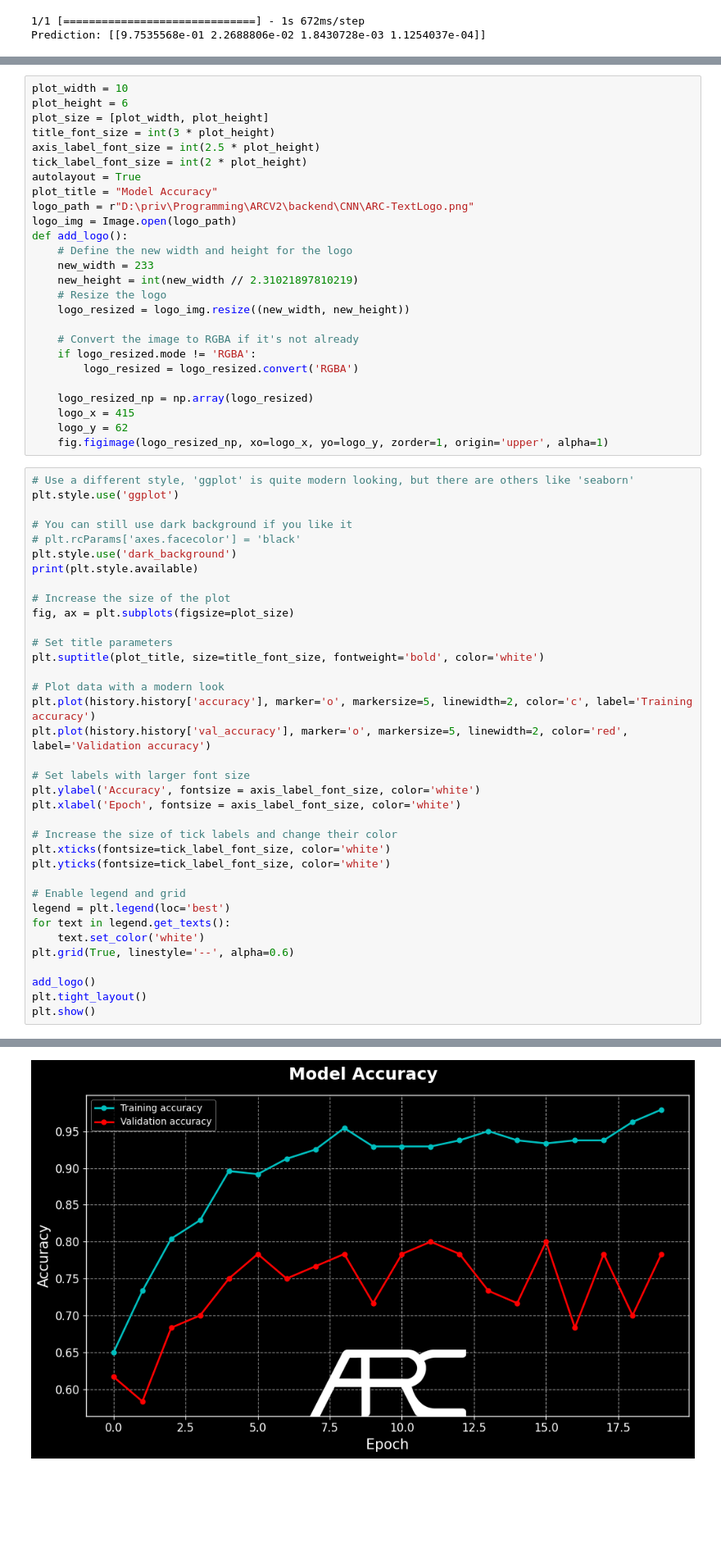
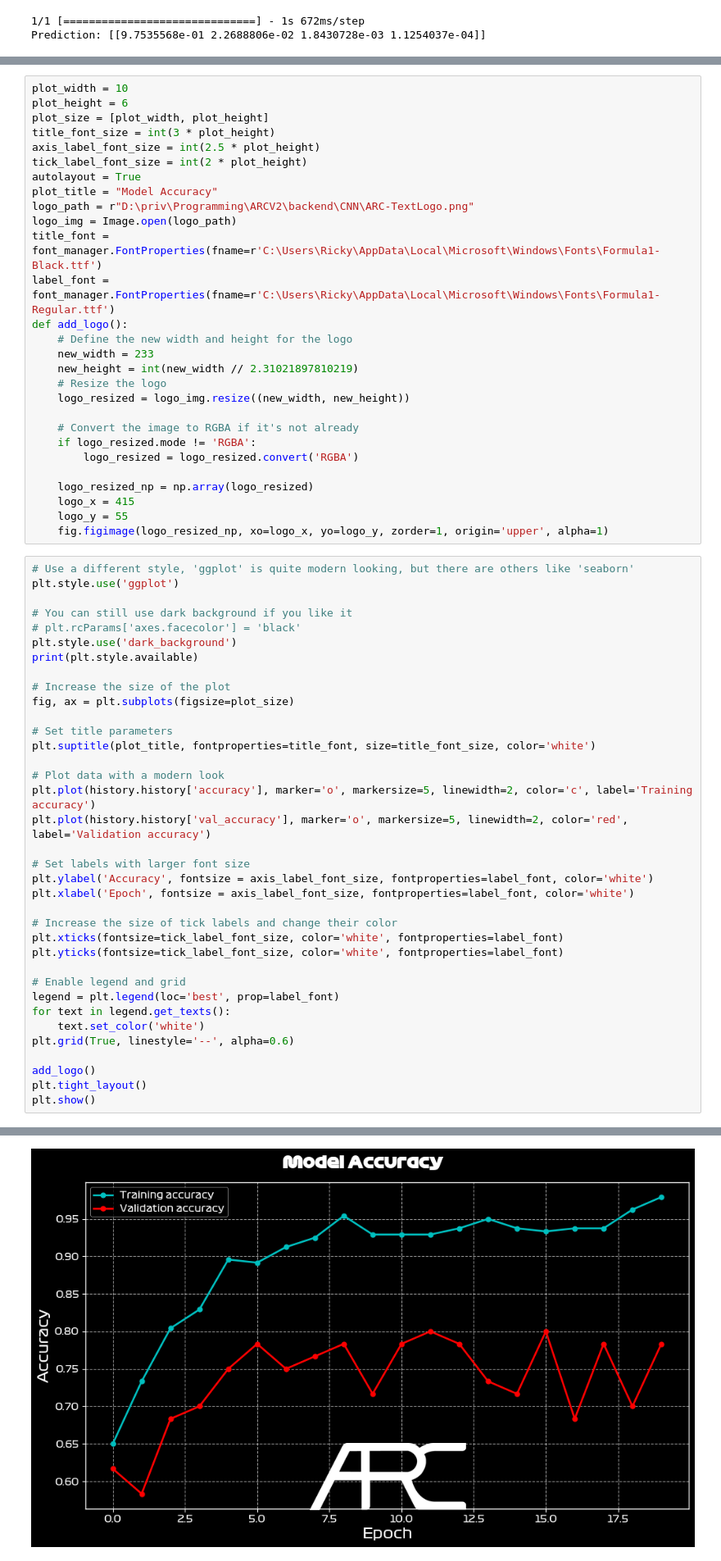
Before and after one commit to ARC-Solutions/ARC-Velocity, a Jupyter notebook: backend/CNN/ModelAccuracyValues.ipynb, the cells around one changed output, grey strips where cells are left out. Shown: that part at 82% size. Saved outputs shown, nothing was run; the diff lists cells and outputs as text; blank space fills up the shorter version.

Commit message:
StyledAccuracyValues&ValidationLoss

```diff
--- a/backend/CNN/ModelAccuracyValues.ipynb
+++ b/backend/CNN/ModelAccuracyValues.ipynb
@@ -75,6 +76,8 @@ autolayout = True
 plot_title = "Model Accuracy"
 logo_path = r"D:\priv\Programming\ARCV2\backend\CNN\ARC-TextLogo.png"
 logo_img = Image.open(logo_path)
+title_font = font_manager.FontProperties(fname=r'C:\Users\Ricky\AppData\Local\Microsoft\Windows\Fonts\Formula1-Black.ttf')
+label_font = font_manager.FontProperties(fname=r'C:\Users\Ricky\AppData\Local\Microsoft\Windows\Fonts\Formula1-Regular.ttf')
 def add_logo():
     # Define the new width and height for the logo
     new_width = 233
@@ -88,44 +91,44 @@ def add_logo():
 
     logo_resized_np = np.array(logo_resized)
     logo_x = 415
-    logo_y = 62
+    logo_y = 55
     fig.figimage(logo_resized_np, xo=logo_x, yo=logo_y, zorder=1, origin='upper', alpha=1)
 # %%
 # Use a different style, 'ggplot' is quite modern looking, but there are others like 'seaborn'
 plt.style.use('ggplot')
 
 # You can still use dark background if you like it
 # plt.rcParams['axes.facecolor'] = 'black'
 plt.style.use('dark_background')
 print(plt.style.available)
 
 # Increase the size of the plot
 fig, ax = plt.subplots(figsize=plot_size)
 
 # Set title parameters
-plt.suptitle(plot_title, size=title_font_size, fontweight='bold', color='white')
+plt.suptitle(plot_title, fontproperties=title_font, size=title_font_size, color='white')
 
 # Plot data with a modern look
 plt.plot(history.history['accuracy'], marker='o', markersize=5, linewidth=2, color='c', label='Training accuracy')
 plt.plot(history.history['val_accuracy'], marker='o', markersize=5, linewidth=2, color='red', label='Validation accuracy')
 
 # Set labels with larger font size
-plt.ylabel('Accuracy', fontsize = axis_label_font_size, color='white')
-plt.xlabel('Epoch', fontsize = axis_label_font_size, color='white')
+plt.ylabel('Accuracy', fontsize = axis_label_font_size, fontproperties=label_font, color='white')
+plt.xlabel('Epoch', fontsize = axis_label_font_size, fontproperties=label_font, color='white')
 
 # Increase the size of tick labels and change their color
-plt.xticks(fontsize=tick_label_font_size, color='white')
-plt.yticks(fontsize=tick_label_font_size, color='white')
+plt.xticks(fontsize=tick_label_font_size, color='white', fontproperties=label_font)
+plt.yticks(fontsize=tick_label_font_size, color='white', fontproperties=label_font)
 
 # Enable legend and grid
-legend = plt.legend(loc='best')
+legend = plt.legend(loc='best', prop=label_font)
 for text in legend.get_texts():
     text.set_color('white')
 plt.grid(True, linestyle='--', alpha=0.6)
 
 add_logo()
 plt.tight_layout()
 plt.show()
 # %% [output]
 ['Solarize_Light2', '_classic_test_patch', '_mpl-gallery', '_mpl-gallery-nogrid', 'bmh', 'classic', 'dark_background', 'fast', 'fivethirtyeight', 'ggplot', 'grayscale', 'seaborn-v0_8', 'seaborn-v0_8-b ...
-[figure, old version]
+[figure, new version]
```
Also changed, not shown: parts of 1 cell of this notebook, 1 other file.
